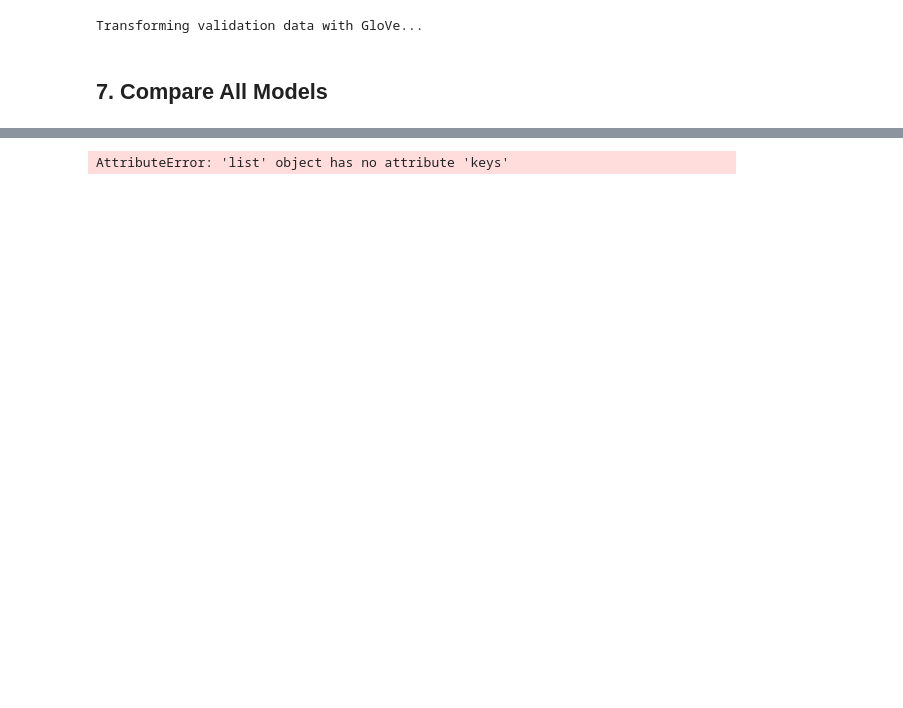
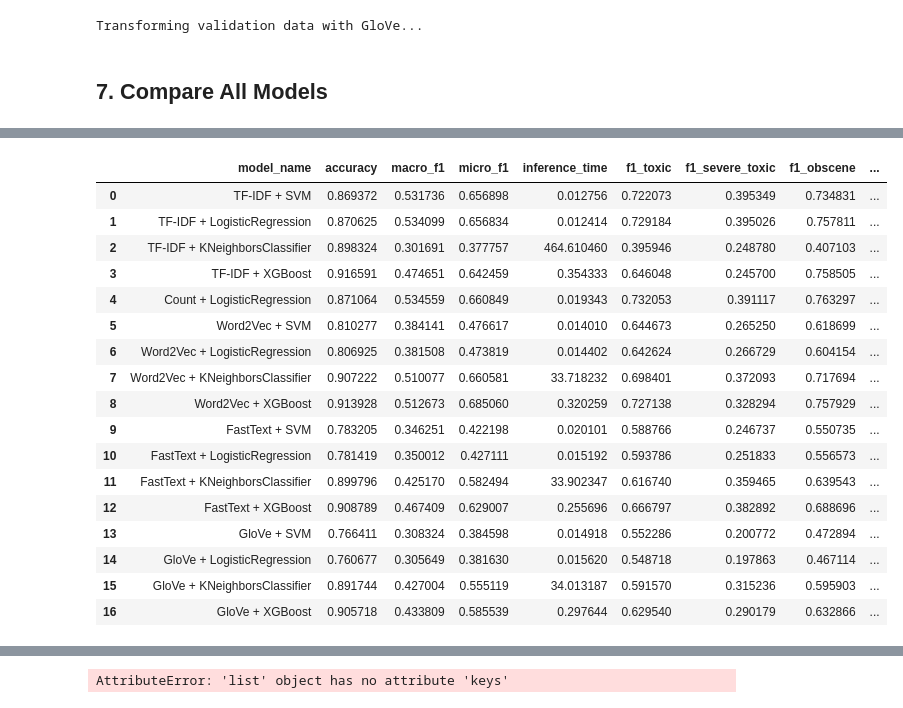
Before and after one commit to SuneshSundarasami/Multilabel-Toxicity-Detection-Using-Classical-RNN-and-Transformer-Architectures, a Jupyter notebook: Playground/Vectorizers_model.ipynb, the cells around one changed output, grey strips where cells are left out. Drawn from its saved outputs; the diff is of its cells as text; code cells hidden in the pictures; blank space fills up the shorter version.

```diff
--- a/Playground/Vectorizers_model.ipynb
+++ b/Playground/Vectorizers_model.ipynb
@@ -677,0 +730,21 @@ Using GPU acceleration for XGBoost with tree_method='gpu_hist'
+# %%
+results_df
+# %% [output]
+|  | model_name | accuracy | macro_f1 | micro_f1 | inference_time | f1_toxic | f1_severe_toxic | f1_obscene | ... |
+| 0 | TF-IDF + SVM | 0.869372 | 0.531736 | 0.656898 | 0.012756 | 0.722073 | 0.395349 | 0.734831 | ... |
+| 1 | TF-IDF + LogisticRegression | 0.870625 | 0.534099 | 0.656834 | 0.012414 | 0.729184 | 0.395026 | 0.757811 | ... |
+| 2 | TF-IDF + KNeighborsClassifier | 0.898324 | 0.301691 | 0.377757 | 464.610460 | 0.395946 | 0.248780 | 0.407103 | ... |
+| 3 | TF-IDF + XGBoost | 0.916591 | 0.474651 | 0.642459 | 0.354333 | 0.646048 | 0.245700 | 0.758505 | ... |
+| 4 | Count + LogisticRegression | 0.871064 | 0.534559 | 0.660849 | 0.019343 | 0.732053 | 0.391117 | 0.763297 | ... |
+| 5 | Word2Vec + SVM | 0.810277 | 0.384141 | 0.476617 | 0.014010 | 0.644673 | 0.265250 | 0.618699 | ... |
+| 6 | Word2Vec + LogisticRegression | 0.806925 | 0.381508 | 0.473819 | 0.014402 | 0.642624 | 0.266729 | 0.604154 | ... |
+| 7 | Word2Vec + KNeighborsClassifier | 0.907222 | 0.510077 | 0.660581 | 33.718232 | 0.698401 | 0.372093 | 0.717694 | ... |
+| 8 | Word2Vec + XGBoost | 0.913928 | 0.512673 | 0.685060 | 0.320259 | 0.727138 | 0.328294 | 0.757929 | ... |
+| 9 | FastText + SVM | 0.783205 | 0.346251 | 0.422198 | 0.020101 | 0.588766 | 0.246737 | 0.550735 | ... |
+| 10 | FastText + LogisticRegression | 0.781419 | 0.350012 | 0.427111 | 0.015192 | 0.593786 | 0.251833 | 0.556573 | ... |
+| 11 | FastText + KNeighborsClassifier | 0.899796 | 0.425170 | 0.582494 | 33.902347 | 0.616740 | 0.359465 | 0.639543 | ... |
+| 12 | FastText + XGBoost | 0.908789 | 0.467409 | 0.629007 | 0.255696 | 0.666797 | 0.382892 | 0.688696 | ... |
+| 13 | GloVe + SVM | 0.766411 | 0.308324 | 0.384598 | 0.014918 | 0.552286 | 0.200772 | 0.472894 | ... |
+| 14 | GloVe + LogisticRegression | 0.760677 | 0.305649 | 0.381630 | 0.015620 | 0.548718 | 0.197863 | 0.467114 | ... |
+| 15 | GloVe + KNeighborsClassifier | 0.891744 | 0.427004 | 0.555119 | 34.013187 | 0.591570 | 0.315236 | 0.595903 | ... |
+| 16 | GloVe + XGBoost | 0.905718 | 0.433809 | 0.585539 | 0.297644 | 0.629540 | 0.290179 | 0.632866 | ... |
```
Also changed, not shown: parts of 12 cells of this notebook, 1 other file.
